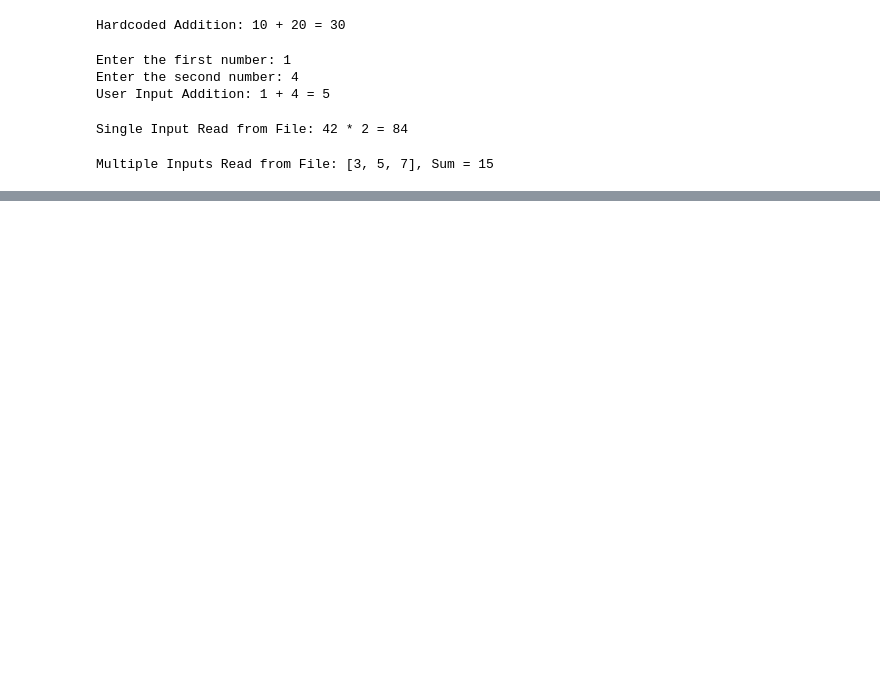
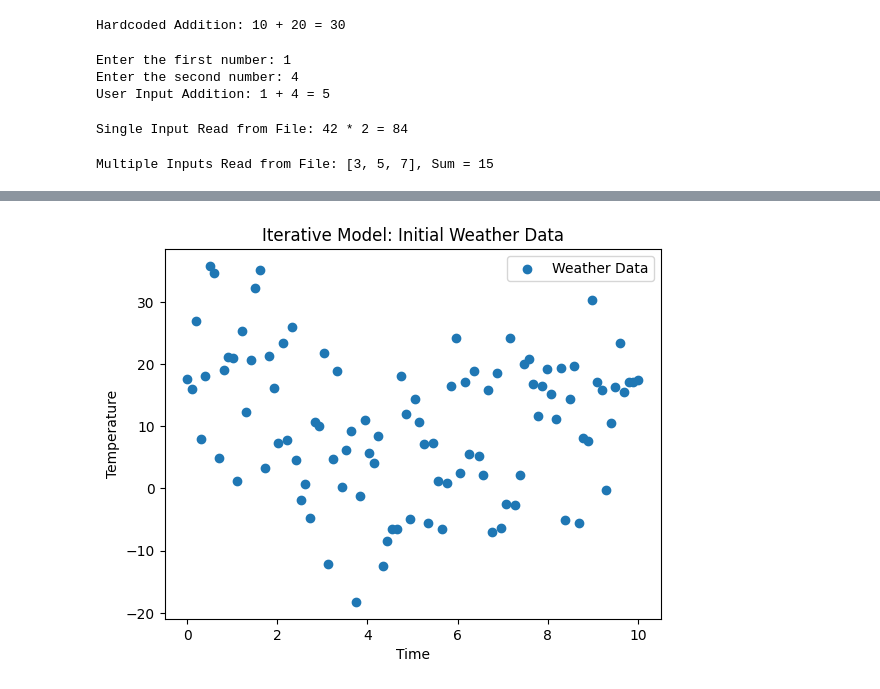
Before and after one commit to T1-rank/ColabProgams_SE1, a Jupyter notebook: SoftwareEngineering_22_25.ipynb, the cells around one changed output, grey strips where cells are left out. Drawn from its saved outputs; the diff is of its cells as text; code cells hidden in the pictures; blank space fills up the shorter version.

```diff
--- a/SoftwareEngineering_22_25.ipynb
+++ b/SoftwareEngineering_22_25.ipynb
@@ -116,0 +116,84 @@ Final Temperature for Waterfall Model (Example Parameters): 89.34575072912133
+# %%
+import matplotlib.pyplot as plt
+import numpy as np
+
+def quadratic_model(x, a, b, c):
+    return a * x**2 + b * x + c
+
+def generate_weather_data(start, end, num_points, a, b, c, noise_factor=10):
+    x = np.linspace(start, end, num_points)
+    y = quadratic_model(x, a, b, c) + np.random.normal(0, noise_factor, num_points)
+    return x, y
+
+def plot_weather_data(x, y, title):
+    plt.scatter(x, y, label="Weather Data")
+    plt.title(title)
+    plt.xlabel("Time")
+    plt.ylabel("Temperature")
+    plt.legend()
+    plt.show()
+
+# ---------------- INITIAL PARAMETERS ----------------
+a_initial = 0.5
+b_initial = -5
+c_initial = 20
+
+start_time = 0
+end_time = 10
+num_points = 100
+
+# Generate initial weather data
+x_data, y_initial = generate_weather_data(
+    start_time,
+    end_time,
+    num_points,
+    a_initial,
+    b_initial,
+    c_initial
+)
+
+# Initial plot
+plot_weather_data(
+    x_data,
+    y_initial,
+    "Iterative Model: Initial Weather Data"
+)
+
+# ---------------- ITERATIVE DEVELOPMENT ----------------
+num_iterations = 3  # Adjust as needed
+
+for iteration in range(1, num_iterations + 1):
+    print(f"\nIteration {iteration}: Gather feedback and refine the model.")
+
+    a_iterative = float(input("Enter new value for a: "))
+    b_iterative = float(input("Enter new value for b: "))
+    c_iterative = float(input("Enter new value for c: "))
+
+    # Generate updated weather data
+    y_iterative = quadratic_model(
+        x_data,
+        a_iterative,
+        b_iterative,
+        c_iterative
+    )
+
+    # Plot updated weather data
+    plot_weather_data(
+        x_data,
+        y_iterative,
+        f"Iterative Model: Iteration {iteration} Weather Data"
+    )
+
+    if iteration == num_iterations:
+        print(
+            f"\nTemperature values for iteration {iteration}:\n{y_iterative}"
+        )
+
+# ---------------- FINAL PLOT ----------------
+plot_weather_data(
+    x_data,
+    y_iterative,
+    "Iterative Model: Final Weather Data"
+)
+# %% [output]
+[figure, added]
```
Also changed, not shown: parts of 4 cells of this notebook.
